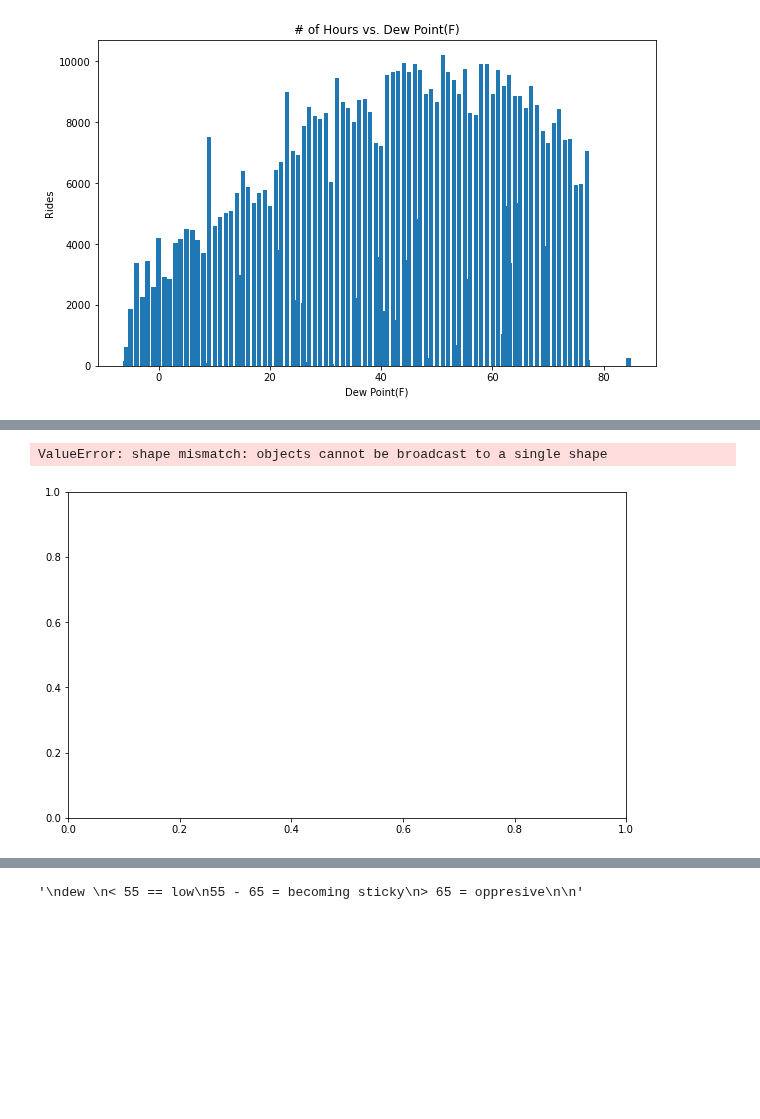
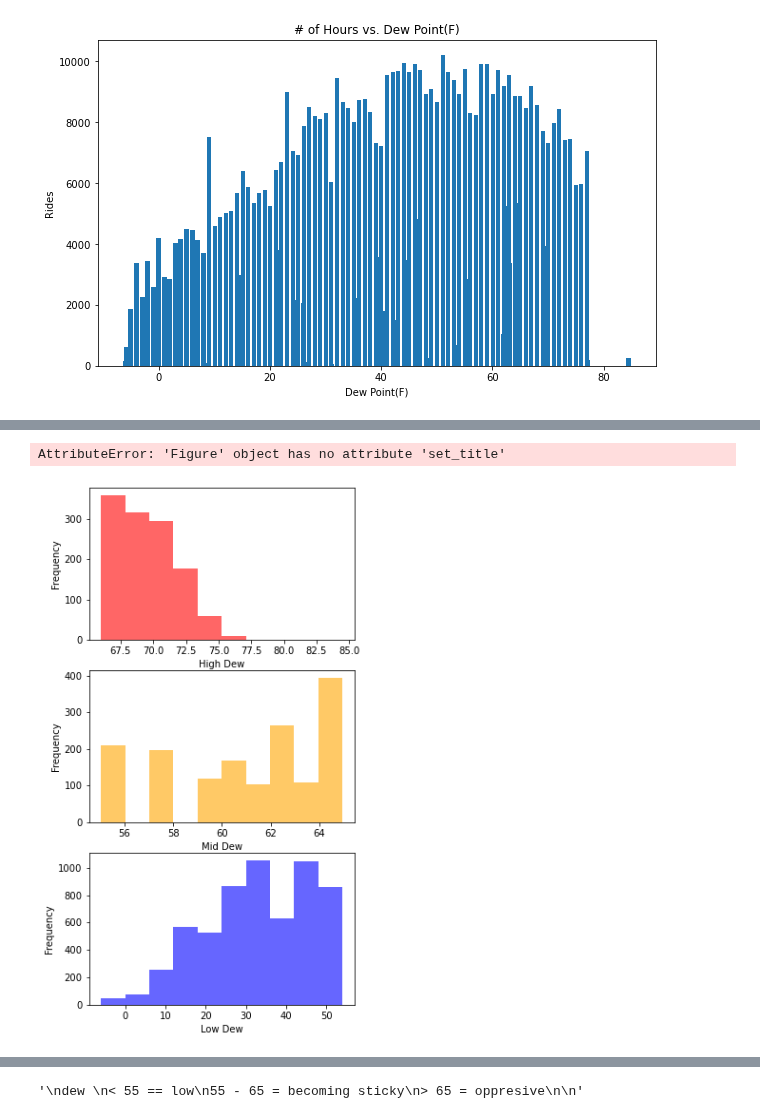
Before and after one commit to leckieje/fair_weather_cyclists, a Jupyter notebook: bike_weather_20.ipynb, the cells around one changed output, grey strips where cells are left out. Saved outputs shown, nothing was run; the diff lists cells and outputs as text; code cells hidden in the pictures; blank space fills up the shorter version.

Commit message:
i thinnk i have the right histograms now

```diff
--- a/bike_weather_20.ipynb
+++ b/bike_weather_20.ipynb
@@ -1117,14 +1157,47 @@ print(f'# of Temp measurements: cold: {len(temp_cold)}, mod: {len(temp_mod)}, ho
 # of Rain measurements: no rain: 8033, any_rain: 679, > 2: 132
 # of Temp measurements: cold: 4854, mod: 2399, hot: 1459
-# %%
-def bar_rides_cond(condition, cond_str):
-    fig, ax = plt.subplots(figsize=(10,6))
-    cond_ride_zip = zip(cond, rides)
-    x = [tup[0] for tup in cond]
-    ax.bar(cond_ride_zip[], rides)
-    ax.set_xlabel(f'{cond_str}')
-    ax.set_ylabel('Rides')
-    ax.set_title(f'# of Hours vs. {cond_str}')
-# %% [output]
-ValueError: shape mismatch: objects cannot be broadcast to a single shape
-[figure, removed]
+# %%
+# of Dew measurements: low: 5927, mid: 2785, high: 1219
+# of Rain measurements: no rain: 8033, any_rain: 679, > 2: 132
+# of Temp measurements: cold: 4854, mod: 2399, hot: 1459
+
+dew_bucket_lst  = [dew_high, dew_mid, dew_low]
+temp_bucket_lst = [temp_hot, temp_mod, temp_cold]
+rain_bucket_lst = [no_rain, any_rain]
+
+
+# def bucket_graphs(cond_lst, cond_str, bins=10):
+#     fig, ax = plt.subplots(figsize=(10,6))
+
+#     for lst in cond_lst:
+
+
+#     x = [tup[0] for tup in cond]
+#     ax.bar(cond_ride_zip[], rides)
+#     ax.set_xlabel(f'{cond_str}')
+#     ax.set_ylabel('Rides')
+#     ax.set_title(f'# of Hours vs. {cond_str}')
+
+fig, ax = plt.subplots(3, figsize=(5,10))
+
+dew_high_y = [tup[1] for tup in dew_high] # ride frequency = y axis
+dew_high_x = [tup[0] for tup in dew_high] # dew point = x axis
+dew_mid_y  = [tup[1] for tup in dew_mid]
+dew_mid_x  = [tup[0] for tup in dew_mid]
+dew_low_y  = [tup[1] for tup in dew_low]
+dew_low_x  = [tup[0] for tup in dew_low]
+
+ax[0].hist(dew_high_x, color='red', alpha=.6)
+ax[1].hist(dew_mid_x, color='orange', alpha=.6)
+ax[2].hist(dew_low_x, color ='blue', alpha=.6)
+ax[0].set_xlabel('High Dew')
+ax[0].set_ylabel('Frequency')
+ax[1].set_xlabel('Mid Dew')
+ax[1].set_ylabel('Frequency')
+ax[2].set_xlabel('Low Dew')
+ax[2].set_ylabel('Frequency')
+fig.set_title('Dew Points')
+fig.tight_layout();
+# %% [output]
+AttributeError: 'Figure' object has no attribute 'set_title'
+[figure, added]
```
Also changed, not shown: parts of 6 cells of this notebook.
